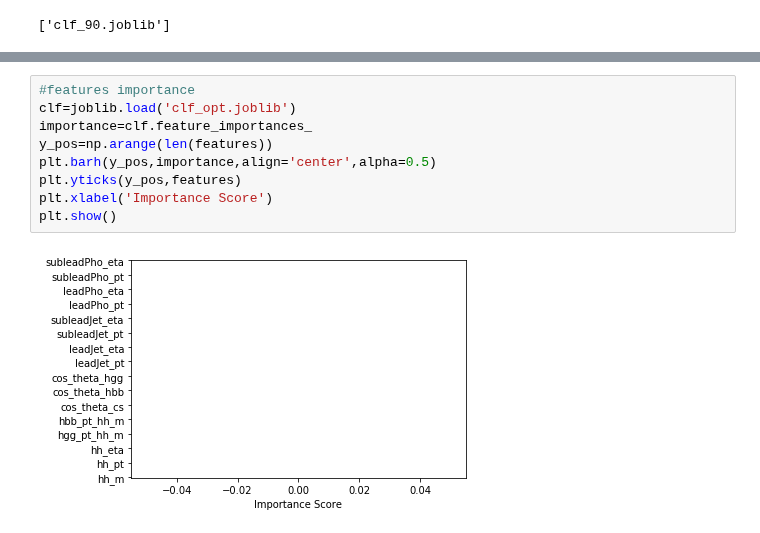
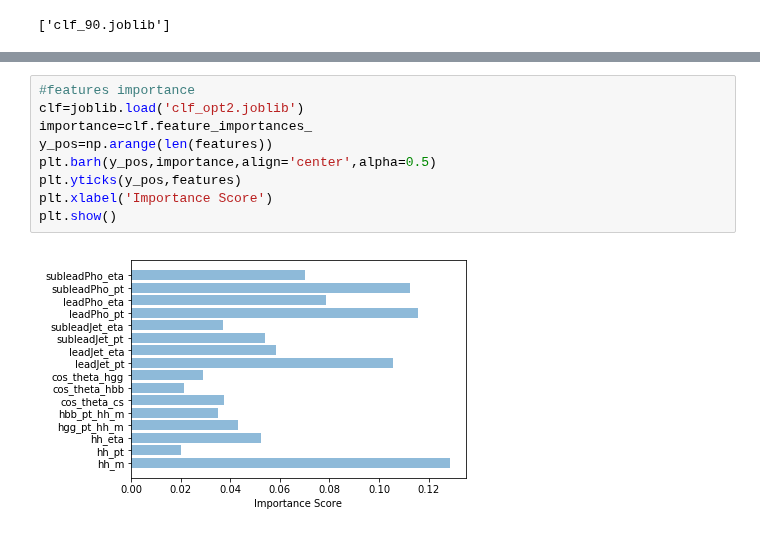
Before and after one commit to gitanjalipoddar/HHbbgg_ETH, a Jupyter notebook: GenResponse/notebooks/quick_train_withb.ipynb, the cells around one changed output, grey strips where cells are left out. Drawn from its saved outputs; the diff is of its cells as text.

```diff
--- a/GenResponse/notebooks/quick_train_withb.ipynb
+++ b/GenResponse/notebooks/quick_train_withb.ipynb
@@ -263,11 +361,11 @@ Wall time: 1min 7s
 # %%
 #features importance
-clf=joblib.load('clf_opt.joblib')
+clf=joblib.load('clf_opt2.joblib')
 importance=clf.feature_importances_
 y_pos=np.arange(len(features))
 plt.barh(y_pos,importance,align='center',alpha=0.5)
 plt.yticks(y_pos,features)
 plt.xlabel('Importance Score')
 plt.show()
 # %% [output]
-[figure, old version]
+[figure, new version]
```
Also changed, not shown: parts of 5 cells of this notebook, 3 other files.
